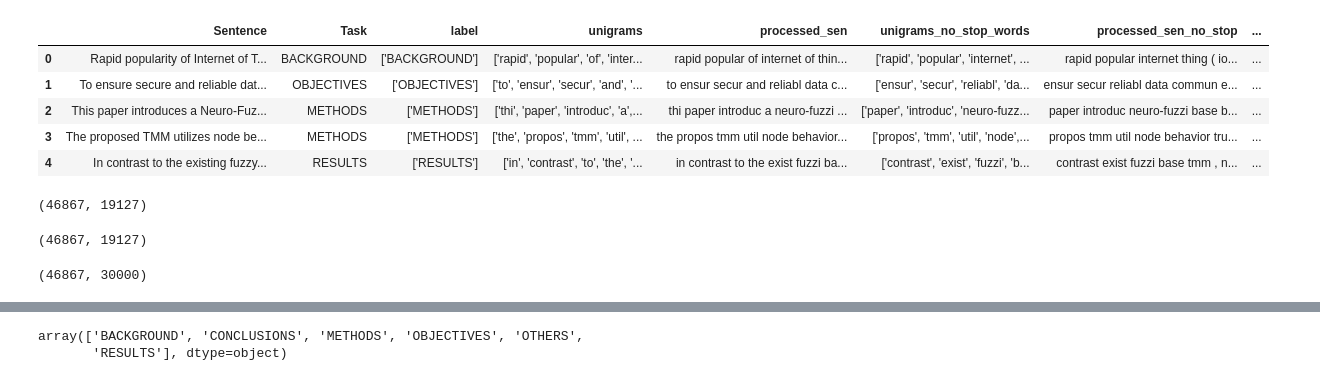
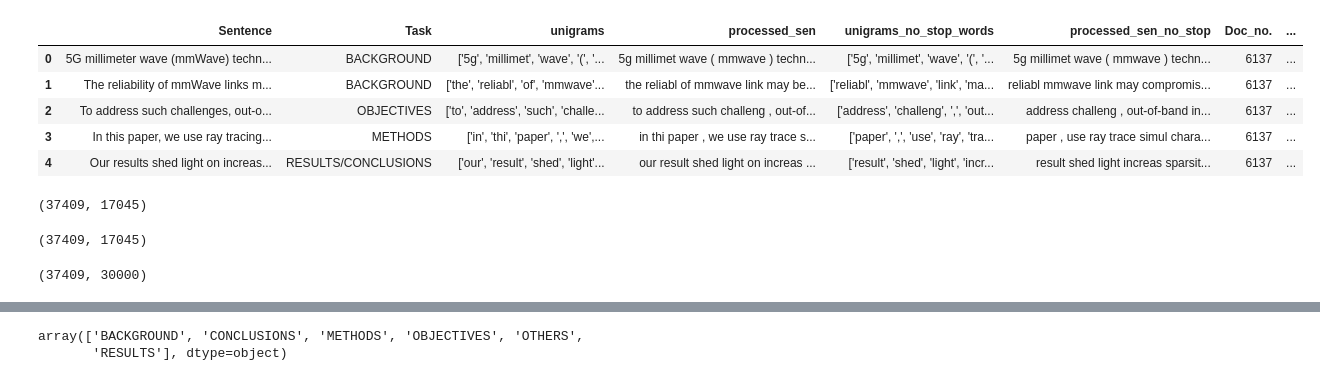
Before and after one commit to pclightyear/AI_Cup_Abstract_Labeling_Competition, a Jupyter notebook: Testing.ipynb, the cells around one changed output, grey strips where cells are left out. Saved outputs shown, nothing was run; the diff lists cells and outputs as text; code cells hidden in the pictures.

```diff
--- a/Testing.ipynb
+++ b/Testing.ipynb
@@ -21,17 +14,13 @@ import helpers.data_mining_helpers as dmh
 # or just comment out the part you don't need to import
 dir_data = 'data_set'
 
-f_train = os.path.join(dir_data, 'task1_trainset.csv')
-f_abstract_task = os.path.join(dir_data, 'abstract_task.csv')
-f_test = os.path.join(dir_data, 'task1_public_testset.csv')
-# f_test_split = os.path.join(dir_data, 'test_split.csv')
-f_test_submission = os.path.join(dir_data, 'task1_sample_submission.csv')
+f_train_set = os.path.join(dir_data, 'train_set.csv')
+# f_test_set = os.path.join(dir_data, 'test_set.csv')
+# f_public_test_split = os.path.join(dir_data, 'public_test_split.csv')
+# f_test_submission = os.path.join(dir_data, 'task1_sample_submission.csv')
 
 # read file and convert into pandas dataframe
-train_data = pd.read_csv(f_train)
-abstract_task = pd.read_csv(f_abstract_task)
-test_data = pd.read_csv(f_test)
-# test_split = pd.read_csv(f_test_split)
-test_submission = pd.read_csv(f_test_submission)
-
-tasks = ['BACKGROUND', 'OBJECTIVES', 'METHODS', 'RESULTS', 'CONCLUSIONS', 'OTHERS']
+train_set = pd.read_csv(f_train_set)
+# test_set = pd.read_csv(f_test_set)
+# public_test_split = pd.read_csv(f_public_test_split)
+# test_submission = pd.read_csv(f_test_submission)
@@ -38,10 +29,10 @@ tasks = ['BACKGROUND', 'OBJECTIVES', 'METHODS', 'RESULTS', 'CONCLUSIONS', 'OTHER
 # %%
-abstract_task.head()
+train_set.head()
 # %% [output]
-|  | Sentence | Task | label | unigrams | processed_sen | unigrams_no_stop_words | processed_sen_no_stop | ... |
-| 0 | Rapid popularity of Internet of T... | BACKGROUND | ['BACKGROUND'] | ['rapid', 'popular', 'of', 'inter... | rapid popular of internet of thin... | ['rapid', 'popular', 'internet', ... | rapid popular internet thing ( io... | ... |
-| 1 | To ensure secure and reliable dat... | OBJECTIVES | ['OBJECTIVES'] | ['to', 'ensur', 'secur', 'and', '... | to ensur secur and reliabl data c... | ['ensur', 'secur', 'reliabl', 'da... | ensur secur reliabl data commun e... | ... |
-| 2 | This paper introduces a Neuro-Fuz... | METHODS | ['METHODS'] | ['thi', 'paper', 'introduc', 'a',... | thi paper introduc a neuro-fuzzi ... | ['paper', 'introduc', 'neuro-fuzz... | paper introduc neuro-fuzzi base b... | ... |
-| 3 | The proposed TMM utilizes node be... | METHODS | ['METHODS'] | ['the', 'propos', 'tmm', 'util', ... | the propos tmm util node behavior... | ['propos', 'tmm', 'util', 'node',... | propos tmm util node behavior tru... | ... |
-| 4 | In contrast to the existing fuzzy... | RESULTS | ['RESULTS'] | ['in', 'contrast', 'to', 'the', '... | in contrast to the exist fuzzi ba... | ['contrast', 'exist', 'fuzzi', 'b... | contrast exist fuzzi base tmm , n... | ... |
+|  | Sentence | Task | unigrams | processed_sen | unigrams_no_stop_words | processed_sen_no_stop | Doc_no. | ... |
+| 0 | 5G millimeter wave (mmWave) techn... | BACKGROUND | ['5g', 'millimet', 'wave', '(', '... | 5g millimet wave ( mmwave ) techn... | ['5g', 'millimet', 'wave', '(', '... | 5g millimet wave ( mmwave ) techn... | 6137 | ... |
+| 1 | The reliability of mmWave links m... | BACKGROUND | ['the', 'reliabl', 'of', 'mmwave'... | the reliabl of mmwave link may be... | ['reliabl', 'mmwave', 'link', 'ma... | reliabl mmwave link may compromis... | 6137 | ... |
+| 2 | To address such challenges, out-o... | OBJECTIVES | ['to', 'address', 'such', 'challe... | to address such challeng , out-of... | ['address', 'challeng', ',', 'out... | address challeng , out-of-band in... | 6137 | ... |
+| 3 | In this paper, we use ray tracing... | METHODS | ['in', 'thi', 'paper', ',', 'we',... | in thi paper , we use ray trace s... | ['paper', ',', 'use', 'ray', 'tra... | paper , use ray trace simul chara... | 6137 | ... |
+| 4 | Our results shed light on increas... | RESULTS/CONCLUSIONS | ['our', 'result', 'shed', 'light'... | our result shed light on increas ... | ['result', 'shed', 'light', 'incr... | result shed light increas sparsit... | 6137 | ... |
 # %%
@@ -52,20 +43,20 @@ COL_TO_CONVERT = 'processed_sen'
 
 FEATURES = 30000
 # %%
-count_vect, data_count = dmh.get_count_vect(abstract_task[COL_TO_CONVERT])
+count_vect, data_count = dmh.get_count_vect(train_set[COL_TO_CONVERT])
 data_count.shape
 # %% [output]
-(46867, 19127)
+(37409, 17045)
 # %%
-tfidf_vect, data_tfidf = dmh.get_tfidf_vect(abstract_task[COL_TO_CONVERT])
+tfidf_vect, data_tfidf = dmh.get_tfidf_vect(train_set[COL_TO_CONVERT])
 data_tfidf.shape
 # %% [output]
-(46867, 19127)
+(37409, 17045)
 # %%
 bi_count_vect, bi_data_count = dmh.get_count_vect \
-    (abstract_task[COL_TO_CONVERT], max_features=FEATURES, ngram_range=(2,2))
+    (train_set[COL_TO_CONVERT], max_features=FEATURES, ngram_range=(2,2))
 bi_data_count.shape
 # %% [output]
-(46867, 30000)
+(37409, 30000)
 # %%
 bi_tfidf_vect, bi_data_tfidf = dmh.get_tfidf_vect \
```
Also changed, not shown: parts of 17 cells of this notebook, 5 other files.
